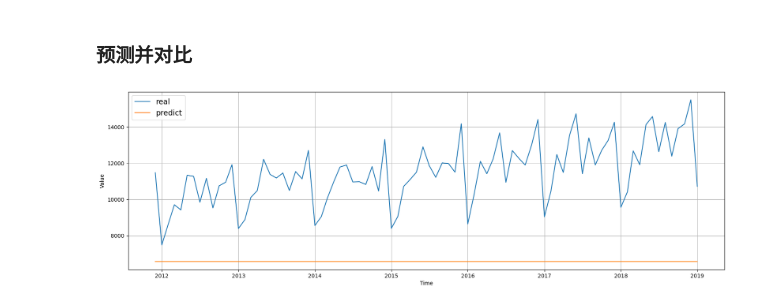
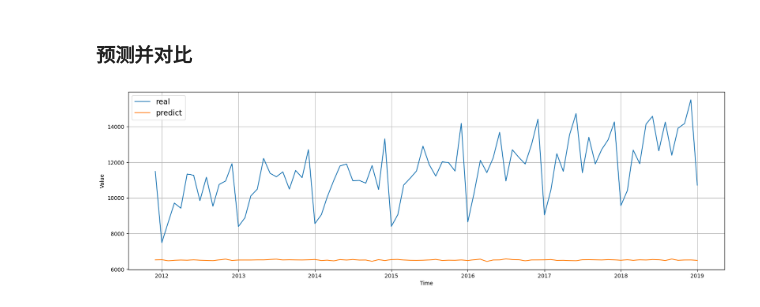
Before and after one commit to wyfdapig/learn_code, a Jupyter notebook: TStest/test4/homework2.ipynb, the cells around one changed output. Saved outputs shown, nothing was run; the diff lists cells and outputs as text; code cells hidden in the pictures.

```diff
--- a/TStest/test4/homework2.ipynb
+++ b/TStest/test4/homework2.ipynb
@@ -164,9 +209,9 @@ def square_loss(feature, label):
 for params in net.parameters():
     nn.init.normal_(params, mean=0, std=0.01)
 
-lr = 0.001
-num_epochs = 100
-batch_size = 128
+lr = 0.01
+num_epochs = 300
+batch_size = 64
 loss = square_loss
 optimizer = torch.optim.Adam(net.parameters(), lr=lr)
 # %% [markdown]
@@ -292,0 +305,26 @@ net = DeepCNN().to(device)
+# %%
+# 构建 LSTM + Transformer 网络
+class LSTMTransformerNet(nn.Module):
+    def __init__(self, input_size, hidden_size, num_layers, output_size, nhead):
+        super(LSTMTransformerNet, self).__init__()
+        self.lstm = nn.LSTM(input_size, hidden_size, num_layers, batch_first=True)
+        self.transformer = nn.Transformer(
+            d_model=hidden_size,
+            nhead=nhead,
+            num_encoder_layers=num_layers,
+            num_decoder_layers=num_layers,
+            dim_feedforward=hidden_size,
+            batch_first=True
+        )
+        self.fc = nn.Linear(hidden_size, output_size)
+
+    def forward(self, x):
+        # LSTM expects input of shape (batch_size, seq_length, input_size)
+        lstm_out, _ = self.lstm(x)
+        # Transformer expects input of shape (batch_size, seq_length, hidden_size)
+        transformer_out = self.transformer(lstm_out, lstm_out)
+        out = self.fc(transformer_out[:, -1, :])
+        return out
+# %%
+# 定义模型参数
+net = LSTMTransformerNet(input_size=12, hidden_size=64, num_layers=2, output_size=1, nhead=4).to(device)
@@ -303 +345,12 @@ loss = nn.MSELoss()
 optimizer = torch.optim.Adam(net.parameters(), lr=lr)
+# %%
+# train_feature.shape => torch.Size([215, 1, 12]) 也就是（batch_size, 通道数，特征数）
+# 但LSTM 要求的输入是（batch_size, 序列长度，特征数）
+
+# train_feature2 = train_feature.transpose(1,2)
+# test_feature2 = test_feature.transpose(1,2)
+
+train_feature2 = train_feature
+test_feature2 = test_feature
+
+train_feature2.shape
@@ -353,18 +423,18 @@ time = data.index.to_list()
 # %%
 # net = net.to('cpu') # 把 net单独拆下来，放到cpu上；要不然就得把数据搬到 GPU 上
 
 test_predict = []
 split_point = int(split_prop * len(series))
 test_time = time[split_point+window_size-1:] # 测试集时间
 test_true = series[split_point+window_size-1:] # 测试集真实值
-test_predict = net(test_feature.to(device)).detach().squeeze().tolist() # 测试集预测值
+test_predict = net(test_feature2.to(device)).detach().squeeze().tolist() # 测试集预测值
 
 plt.figure(figsize=(20, 6))
 plot_series(test_time, test_true, label='real')
 plot_series(test_time, test_predict, label='predict')
 plt.show()
 # %% [output]
-[figure, old version]
+[figure, new version]
 # %%
 from sklearn.metrics import mean_absolute_error as mae
 
```
Also changed, not shown: parts of 21 cells of this notebook, 1 other file.
